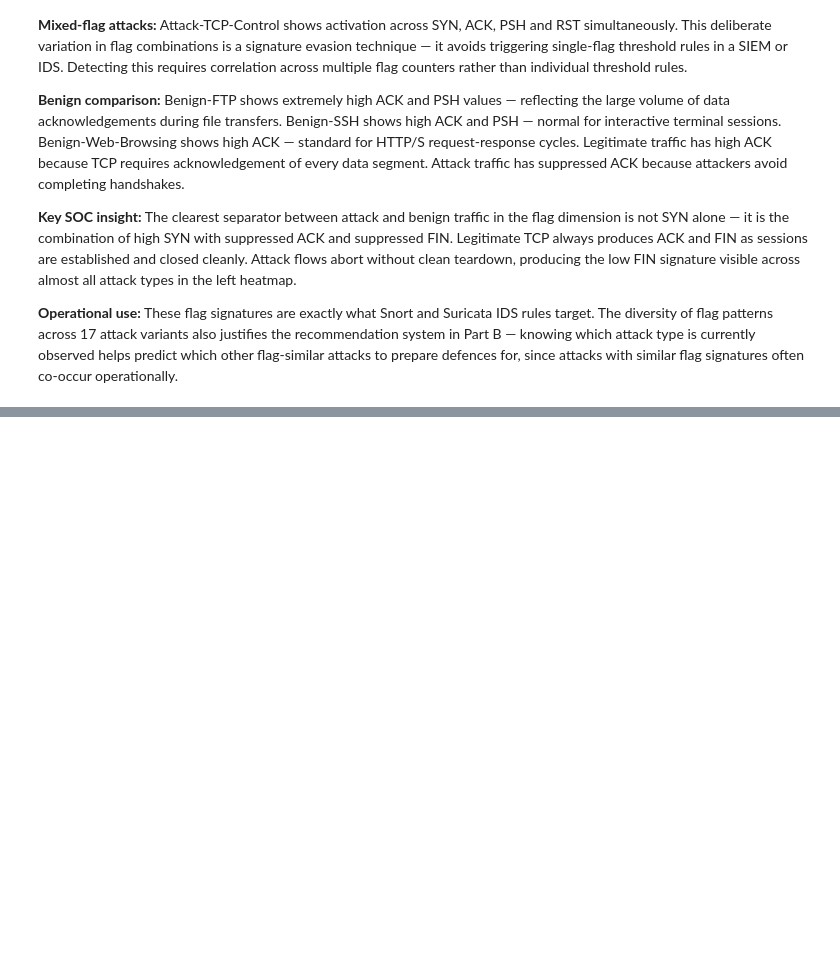
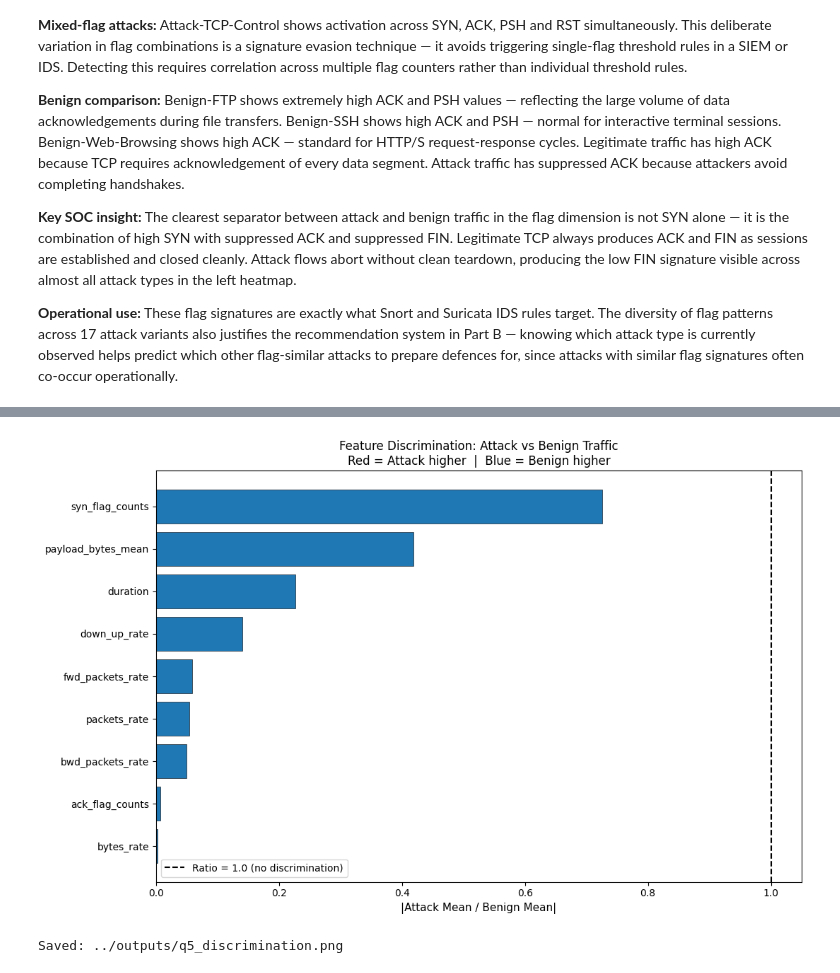
Before and after one commit to ITToday/ddos-bigdata-project, a Jupyter notebook: notebooks/part_a_analytics.ipynb, the cells around one changed output, grey strips where cells are left out. Cells and saved outputs as stored; diff of their text form; code cells hidden in the pictures; blank space fills up the shorter version.

Commit message:
Part A: Section 8 — Q5 discrimination analysis, content vector validation

```diff
--- a/notebooks/part_a_analytics.ipynb
+++ b/notebooks/part_a_analytics.ipynb
@@ -832,0 +840,70 @@ operationally.
+# %%
+# Features to test — same 9 used in Q2 centroid computation
+key_features = [
+    "bytes_rate", "packets_rate", "duration",
+    "payload_bytes_mean", "syn_flag_counts", "ack_flag_counts",
+    "down_up_rate", "fwd_packets_rate", "bwd_packets_rate"
+]
+
+# Compute mean per class — Attack and Benign only
+# Suspicious excluded — comparison must be clean binary
+agg_mean = [F.round(F.avg(f), 6).alias(f) for f in key_features]
+
+means_by_label = df_clean \
+    .filter(F.col("label").isin(["Attack", "Benign"])) \
+    .groupBy("label") \
+    .agg(*agg_mean) \
+    .toPandas() \
+    .set_index("label")
+
+print("=== Mean values per class ===")
+print(means_by_label.T.to_string())
+
+# --- Compute discrimination ratio ---
+attack_means = means_by_label.loc["Attack"]
+benign_means  = means_by_label.loc["Benign"]
+
+# Replace zero benign values to avoid division by zero
+discrimination = (
+    attack_means / benign_means.replace(0, float('nan'))
+).abs().dropna().sort_values(ascending=False)
+
+print("\n=== Q5 — Feature Discrimination Ratio (|Attack mean / Benign mean|) ===")
+print("Ratio >> 1 : Attack traffic much higher than benign")
+print("Ratio << 1 : Benign traffic much higher than attack")
+print("Ratio ~  1 : Feature behaves similarly in both classes")
+print()
+for feat, ratio in discrimination.items():
+    direction = "[Attack higher]" if ratio > 1 else "[Benign higher]"
+    print(f"  {feat:<35} {ratio:>8.4f}  {direction}")
+
+# --- Visualise ---
+fig, ax = plt.subplots(figsize=(11, 7))
+
+colors = ['#d62728' if r > 1 else '#1f77b4'
+          for r in discrimination.values]
+
+ax.barh(
+    discrimination.index,
+    discrimination.values,
+    color=colors, edgecolor='black', linewidth=0.4
+)
+
+ax.axvline(x=1.0, color='black', linestyle='--',
+           linewidth=1.5, label='Ratio = 1.0 (no discrimination)')
+
+ax.set_xlabel('|Attack Mean / Benign Mean|', fontsize=11)
+ax.set_title(
+    'Feature Discrimination: Attack vs Benign Traffic\n'
+    'Red = Attack higher  |  Blue = Benign higher',
+    fontsize=12
+)
+ax.legend(fontsize=10)
+ax.invert_yaxis()
+
+plt.tight_layout()
+os.makedirs('../outputs', exist_ok=True)
+plt.savefig('../outputs/q5_discrimination.png', dpi=150, bbox_inches='tight')
+plt.show()
+print("Saved: ../outputs/q5_discrimination.png")
+# %% [output]
@@ -832,0 +927,2 @@ operationally.
+[figure, added]
+Saved: ../outputs/q5_discrimination.png
```
Also changed, not shown: parts of 2 cells of this notebook, 1 other file.
